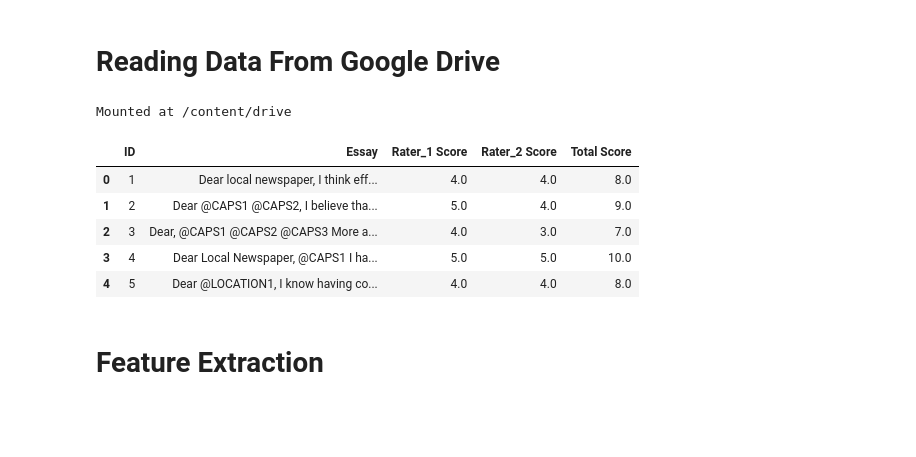
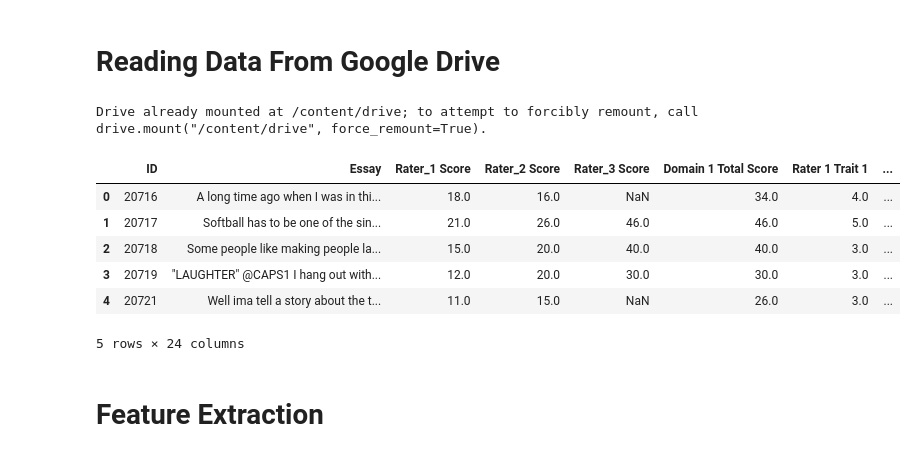
Before and after one commit to mustafabawany/IntelliTech, a Jupyter notebook: Feature_Engineering.ipynb, the cells around one changed output. Drawn from its saved outputs; the diff is of its cells as text; code cells hidden in the pictures; blank space fills up the shorter version.

```diff
--- a/Feature_Engineering.ipynb
+++ b/Feature_Engineering.ipynb
@@ -38,16 +42,17 @@ nlp = spacy.load("en_core_web_sm")
 # %%
 from google.colab import drive
 drive.mount('/content/drive')
-Data_Essay_01 = pd.read_csv("/content/drive/MyDrive/IntelliTech-DataSet/EssaySet01.csv")
+Data_Essay_01 = pd.read_csv("/content/drive/MyDrive/IntelliTech-DataSet/EssaySet08.csv")
 Data_Essay_01.head()
 # %% [output]
-Mounted at /content/drive
+Drive already mounted at /content/drive; to attempt to forcibly remount, call drive.mount("/content/drive", force_remount=True).
-|  | ID | Essay | Rater_1 Score | Rater_2 Score | Total Score |
-| 0 | 1 | Dear local newspaper, I think eff... | 4.0 | 4.0 | 8.0 |
-| 1 | 2 | Dear @CAPS1 @CAPS2, I believe tha... | 5.0 | 4.0 | 9.0 |
-| 2 | 3 | Dear, @CAPS1 @CAPS2 @CAPS3 More a... | 4.0 | 3.0 | 7.0 |
-| 3 | 4 | Dear Local Newspaper, @CAPS1 I ha... | 5.0 | 5.0 | 10.0 |
-| 4 | 5 | Dear @LOCATION1, I know having co... | 4.0 | 4.0 | 8.0 |
+|  | ID | Essay | Rater_1 Score | Rater_2 Score | Rater_3 Score | Domain 1 Total Score | Rater 1 Trait 1 | ... |
+| 0 | 20716 | A long time ago when I was in thi... | 18.0 | 16.0 | NaN | 34.0 | 4.0 | ... |
+| 1 | 20717 | Softball has to be one of the sin... | 21.0 | 26.0 | 46.0 | 46.0 | 5.0 | ... |
+| 2 | 20718 | Some people like making people la... | 15.0 | 20.0 | 40.0 | 40.0 | 3.0 | ... |
+| 3 | 20719 | "LAUGHTER" @CAPS1 I hang out with... | 12.0 | 20.0 | 30.0 | 30.0 | 3.0 | ... |
+| 4 | 20721 | Well ima tell a story about the t... | 11.0 | 15.0 | NaN | 26.0 | 3.0 | ... |
+5 rows × 24 columns
 # %% [markdown]
 # **Feature Extraction**
 # %% [markdown]
```
Also changed, not shown: parts of 34 cells of this notebook.
